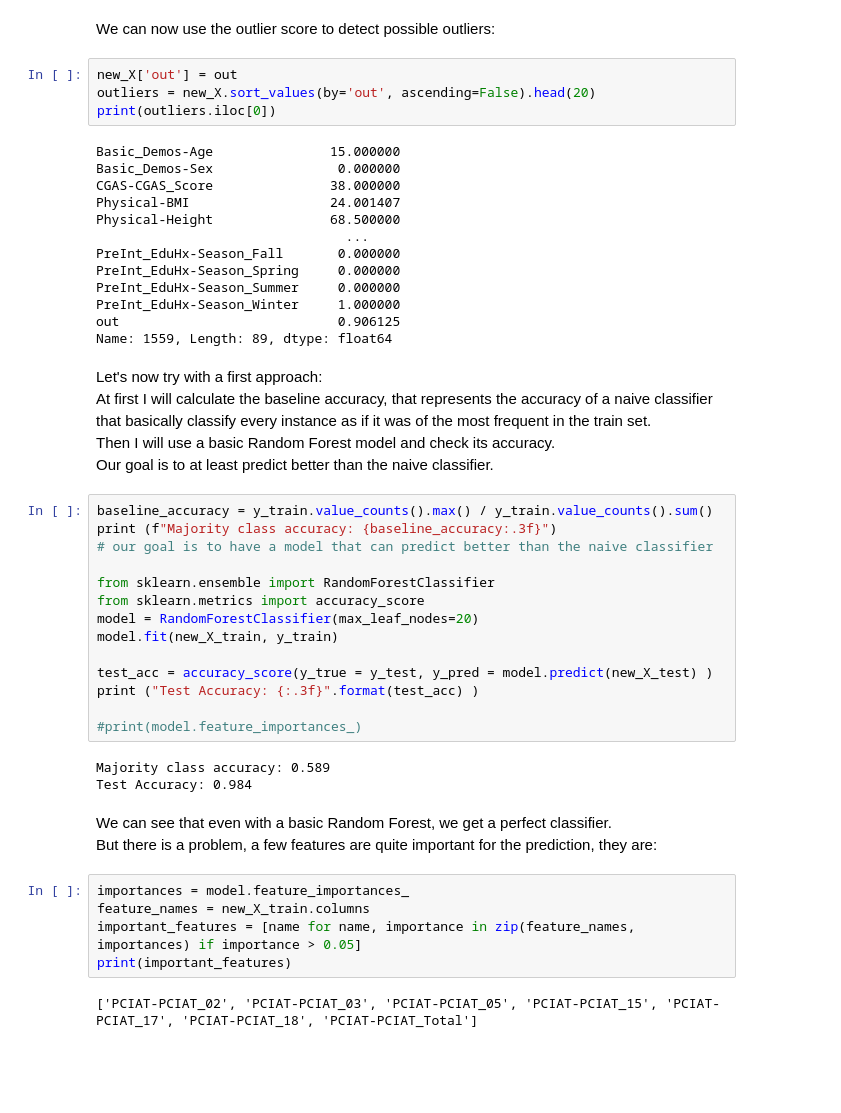
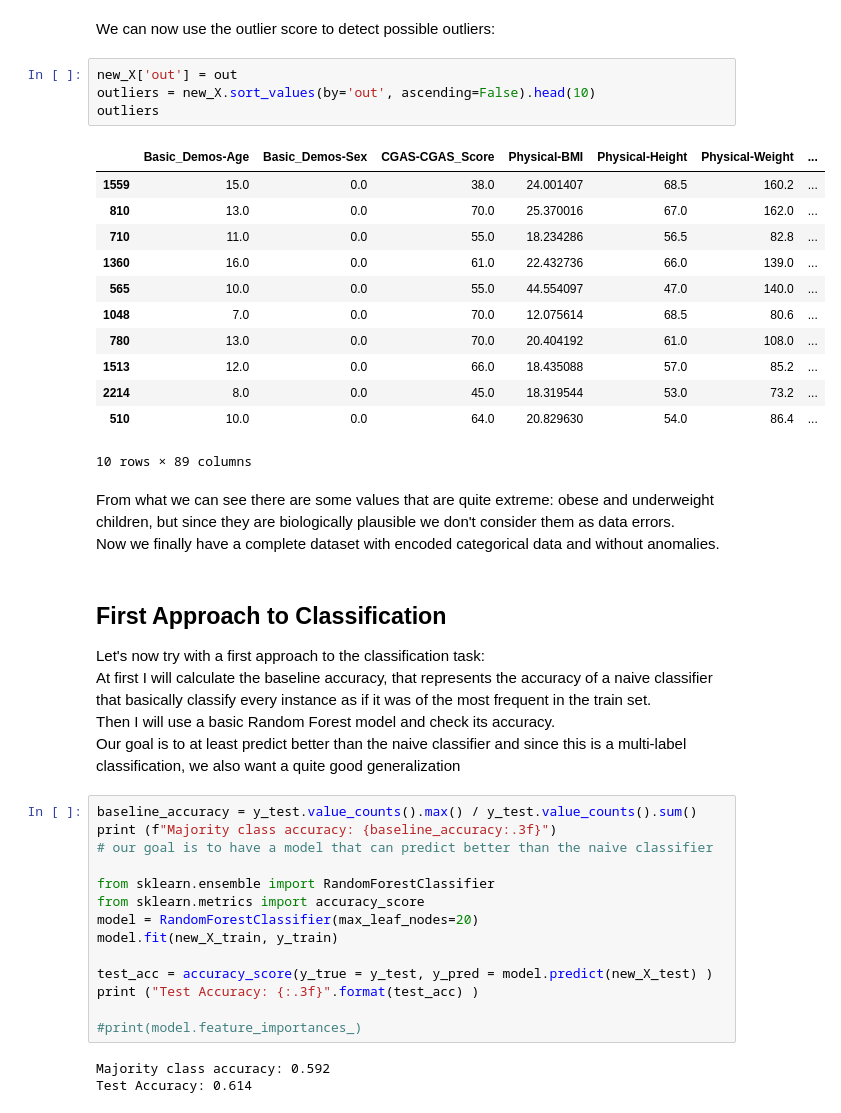
Before and after one commit to Pizz0x/Child-Mind, a Jupyter notebook: 1_DataCleaning.ipynb, the cells around one changed output. Cells and saved outputs as stored; diff of their text form; blank space fills up the shorter version.

Commit message:
notebook sul data cleaning completato

```diff
--- a/1_DataCleaning.ipynb
+++ b/1_DataCleaning.ipynb
@@ -361,28 +361,32 @@ out = (pair_wise_sim**2).sum(axis=0)**-1 # outlier score
 We can now use the outlier score to detect possible outliers:
 # %%
 new_X['out'] = out
-outliers = new_X.sort_values(by='out', ascending=False).head(20)
-print(outliers.iloc[0])
+outliers = new_X.sort_values(by='out', ascending=False).head(10)
+outliers
 # %% [output]
+|  | Basic_Demos-Age | Basic_Demos-Sex | CGAS-CGAS_Score | Physical-BMI | Physical-Height | Physical-Weight | ... |
+| 1559 | 15.0 | 0.0 | 38.0 | 24.001407 | 68.5 | 160.2 | ... |
+| 810 | 13.0 | 0.0 | 70.0 | 25.370016 | 67.0 | 162.0 | ... |
+| 710 | 11.0 | 0.0 | 55.0 | 18.234286 | 56.5 | 82.8 | ... |
+| 1360 | 16.0 | 0.0 | 61.0 | 22.432736 | 66.0 | 139.0 | ... |
+| 565 | 10.0 | 0.0 | 55.0 | 44.554097 | 47.0 | 140.0 | ... |
+| 1048 | 7.0 | 0.0 | 70.0 | 12.075614 | 68.5 | 80.6 | ... |
+| 780 | 13.0 | 0.0 | 70.0 | 20.404192 | 61.0 | 108.0 | ... |
+| 1513 | 12.0 | 0.0 | 66.0 | 18.435088 | 57.0 | 85.2 | ... |
+| 2214 | 8.0 | 0.0 | 45.0 | 18.319544 | 53.0 | 73.2 | ... |
+| 510 | 10.0 | 0.0 | 64.0 | 20.829630 | 54.0 | 86.4 | ... |
-Basic_Demos-Age               15.000000
-Basic_Demos-Sex                0.000000
-CGAS-CGAS_Score               38.000000
-Physical-BMI                  24.001407
-Physical-Height               68.500000
-                                ...
-PreInt_EduHx-Season_Fall       0.000000
-PreInt_EduHx-Season_Spring     0.000000
-PreInt_EduHx-Season_Summer     0.000000
-PreInt_EduHx-Season_Winter     1.000000
-out                            0.906125
-Name: 1559, Length: 89, dtype: float64
+10 rows × 89 columns
+# %% [markdown]
+From what we can see there are some values that are quite extreme: obese and underweight children, but since they are biologically plausible we don't consider them as data errors. <br>
+Now we finally have a complete dataset with encoded categorical data and without anomalies.
 # %% [markdown]
-Let's now try with a first approach: <br>
+## **First Approach to Classification**
+Let's now try with a first approach to the classification task: <br>
 At first I will calculate the baseline accuracy, that represents the accuracy of a naive classifier that basically classify every instance as if it was of the most frequent in the train set. <br>
 Then I will use a basic Random Forest model and check its accuracy. <br>
-Our goal is to at least predict better than the naive classifier.
+Our goal is to at least predict better than the naive classifier and since this is a multi-label classification, we also want a quite good generalization
 # %%
-baseline_accuracy = y_train.value_counts().max() / y_train.value_counts().sum()
+baseline_accuracy = y_test.value_counts().max() / y_test.value_counts().sum()
 print (f"Majority class accuracy: {baseline_accuracy:.3f}")
 # our goal is to have a model that can predict better than the naive classifier
 
@@ -396,15 +400,5 @@ print ("Test Accuracy: {:.3f}".format(test_acc) )
 
 #print(model.feature_importances_)
 # %% [output]
-Majority class accuracy: 0.589
-Test Accuracy: 0.984
+Majority class accuracy: 0.592
+Test Accuracy: 0.614
-# %% [markdown]
-We can see that even with a basic Random Forest, we get a perfect classifier. <br>
-But there is a problem, a few features are quite important for the prediction, they are:
-# %%
-importances = model.feature_importances_
-feature_names = new_X_train.columns
-important_features = [name for name, importance in zip(feature_names, importances) if importance > 0.05]
-print(important_features)
-# %% [output]
-['PCIAT-PCIAT_02', 'PCIAT-PCIAT_03', 'PCIAT-PCIAT_05', 'PCIAT-PCIAT_15', 'PCIAT-PCIAT_17', 'PCIAT-PCIAT_18', 'PCIAT-PCIAT_Total']
```
Also changed, not shown: parts of 4 cells of this notebook.
